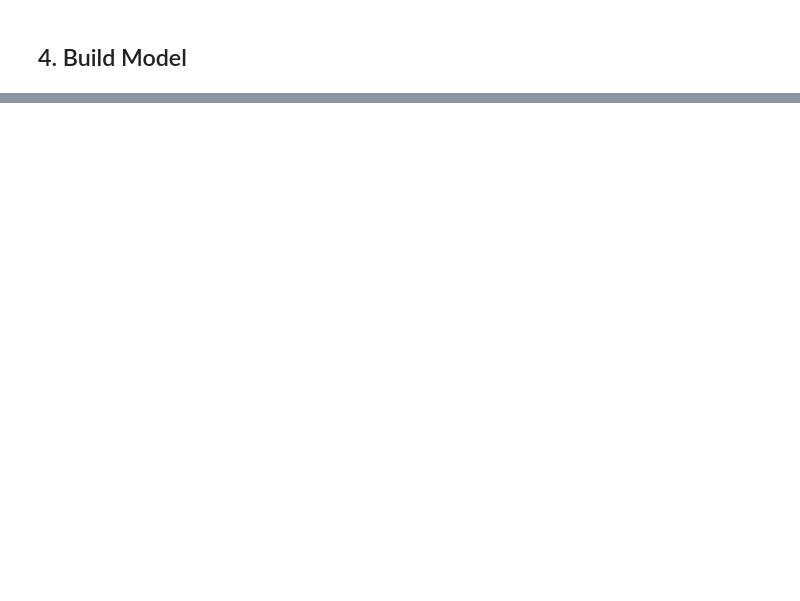
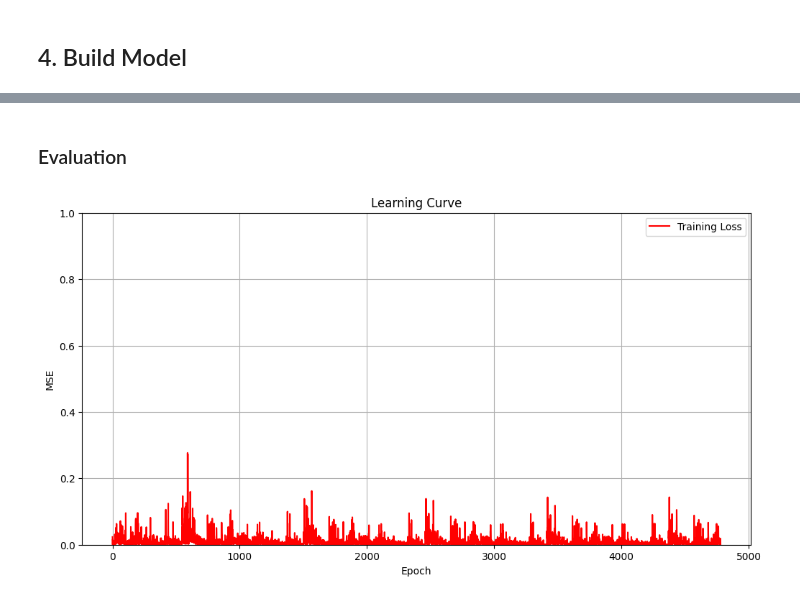
Before and after one commit to PatrykGadziomski/Visitor-prediction, a Jupyter notebook: Project.ipynb, the cells around one changed output, grey strips where cells are left out. Saved outputs shown, nothing was run; the diff lists cells and outputs as text; code cells hidden in the pictures; blank space fills up the shorter version.

Commit message:
run model and evaluation

```diff
--- a/Project.ipynb
+++ b/Project.ipynb
@@ -417,8 +428,8 @@ array([[0.05, 0.05, 0.1 , ..., 0.1 , 0.1 , 0.1 ],
 # %%
 # Split into features and labels
 
-data_features = visitor_data[:, 1:]
-data_labels = visitor_data[:, 0]
+data_features = new_visitor_data[:, 1:]
+data_labels = new_visitor_data[:, 0]
 
 data_features.shape, data_labels.shape
 # %% [output]
@@ -456,6 +473,8 @@ train_features.shape, train_labels.shape, test_features.shape, test_labels.shape
 # %%
-train_features = train_features.reshape((-1, lookback, 1))
-test_features = test_features.reshape((-1, lookback, 1))
+goback = len(visitor_data.columns) -1
+
+train_features = train_features.reshape((-1, goback, 1))
+test_features = test_features.reshape((-1, goback, 1))
 
 train_labels = train_labels.reshape((-1, 1))
 test_labels = test_labels.reshape((-1, 1))
@@ -514,4 +533,6 @@ Input Batch Shape: torch.Size([4, 7, 1]) - (batch size, Features, scalar label)
 Label Batch Shape: torch.Size([4, 1]) - (batch size, label dimension)
+# %%
+loss_list = []
 # %% [markdown]
 ## 4. Build Model
 # %%
@@ -539,7 +560,7 @@ class LSTMModel(nn.Module):
         return predictions
 
 
-input_size = 7
+input_size = goback
 hidden_layer_size = 100
 
 # predict a single value
@@ -575,6 +596,7 @@ for epoch in range(epochs):
 
         # compute loss
         loss = loss_function(y_pred, y_batch.float())
+        loss_list.append(loss.detach().numpy())
 
         # backward pass
         loss.backward()
@@ -594 +616,15 @@ Epoch 5/5 Loss: 0.046110473573207855
 Training complete!
+# %% [markdown]
+### Evaluation
+# %%
+plt.figure(figsize=(12,6))
+plt.plot(range(len(loss_list)),loss_list,"r",label="Training Loss")
+plt.axis([None, None, 0, 1])
+plt.xlabel("Epoch")
+plt.ylabel("MSE")
+plt.grid(True)
+plt.legend()
+plt.title("Learning Curve")
+plt.show()
+# %% [output]
+[figure, added]
```
Also changed, not shown: parts of 24 cells of this notebook.
